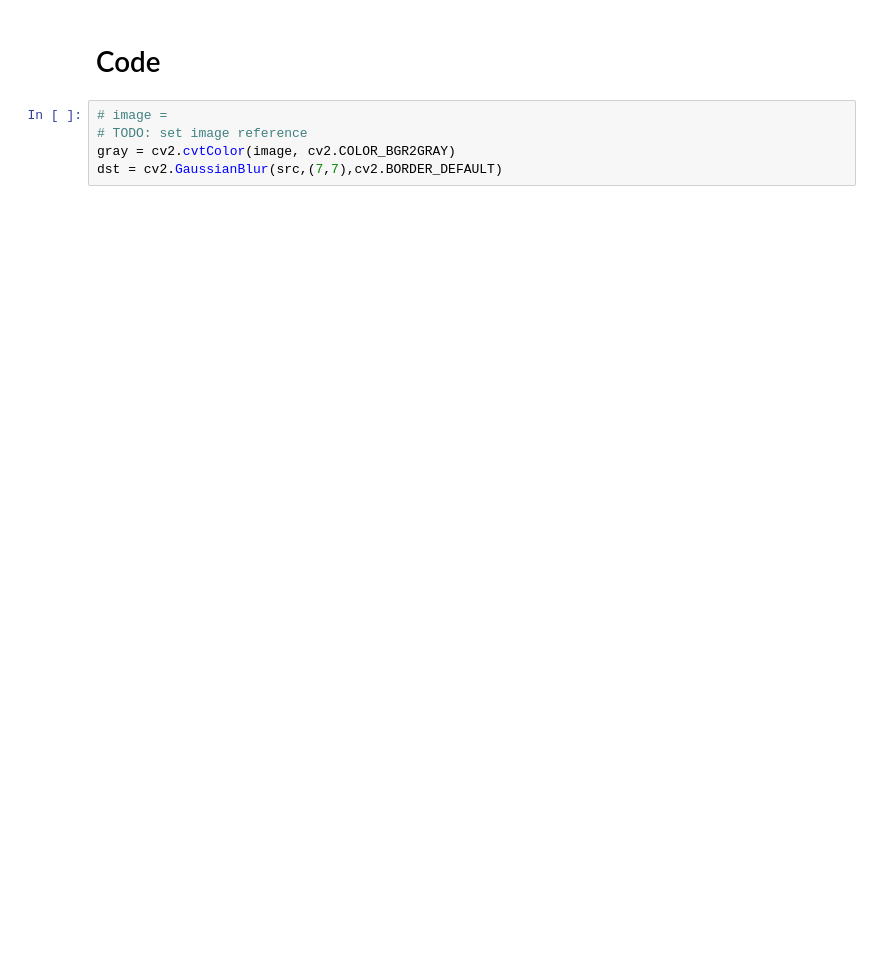
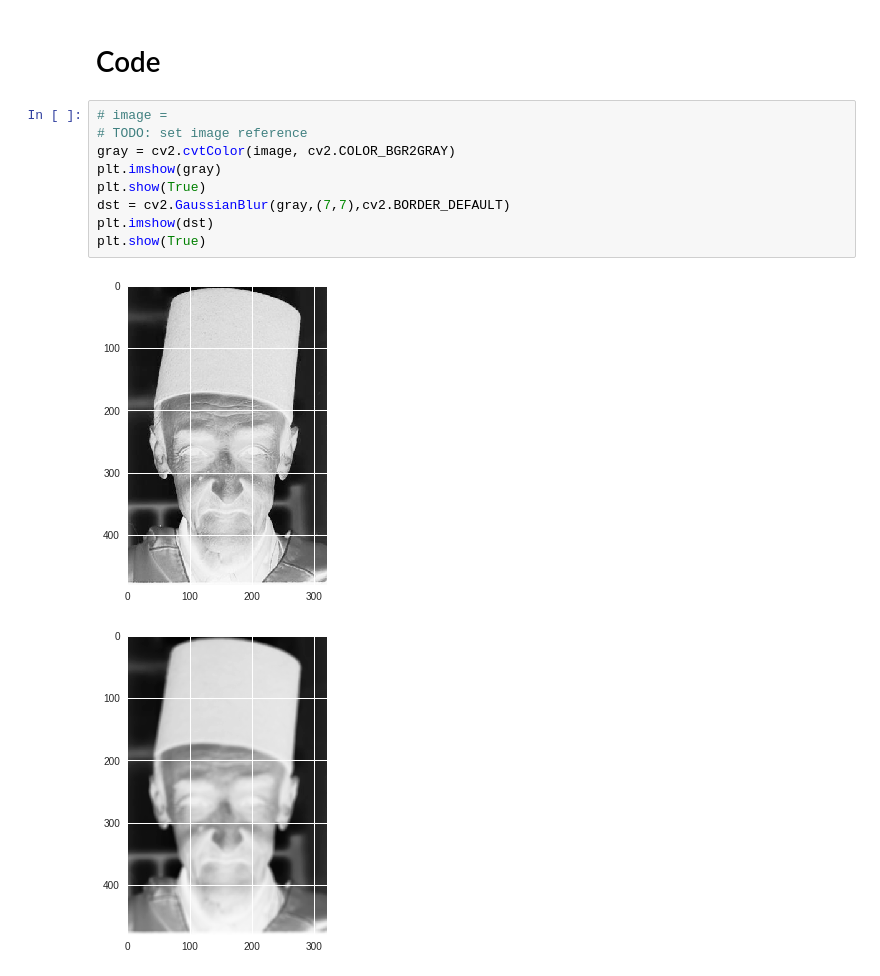
Before and after one commit to FNSYacoub/Cartoonify-Images, a Jupyter notebook: Cartoonify_Images.ipynb, the cells around one changed output. Cells and saved outputs as stored; diff of their text form; blank space fills up the shorter version.

```diff
--- a/Cartoonify_Images.ipynb
+++ b/Cartoonify_Images.ipynb
@@ -69,5 +72,12 @@ image.shape
 # %%
 # image =
 # TODO: set image reference
 gray = cv2.cvtColor(image, cv2.COLOR_BGR2GRAY)
-dst = cv2.GaussianBlur(src,(7,7),cv2.BORDER_DEFAULT)
+plt.imshow(gray)
+plt.show(True)
+dst = cv2.GaussianBlur(gray,(7,7),cv2.BORDER_DEFAULT)
+plt.imshow(dst)
+plt.show(True)
+# %% [output]
+[figure, added]
+[figure, added]
```
Also changed, not shown: parts of 6 cells of this notebook.
